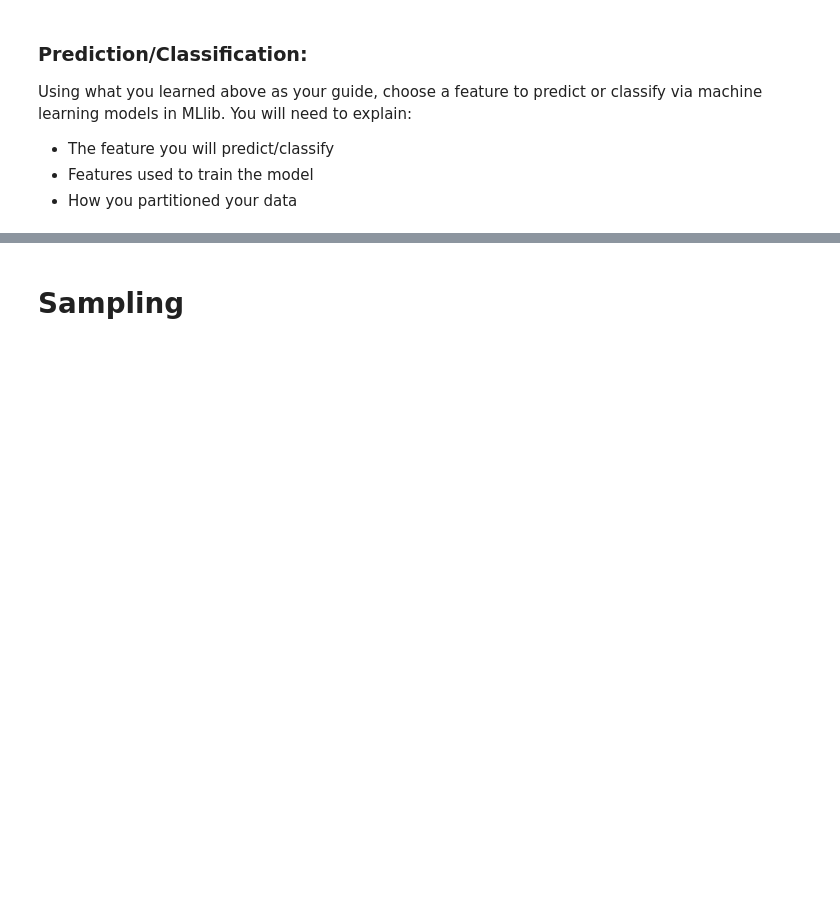
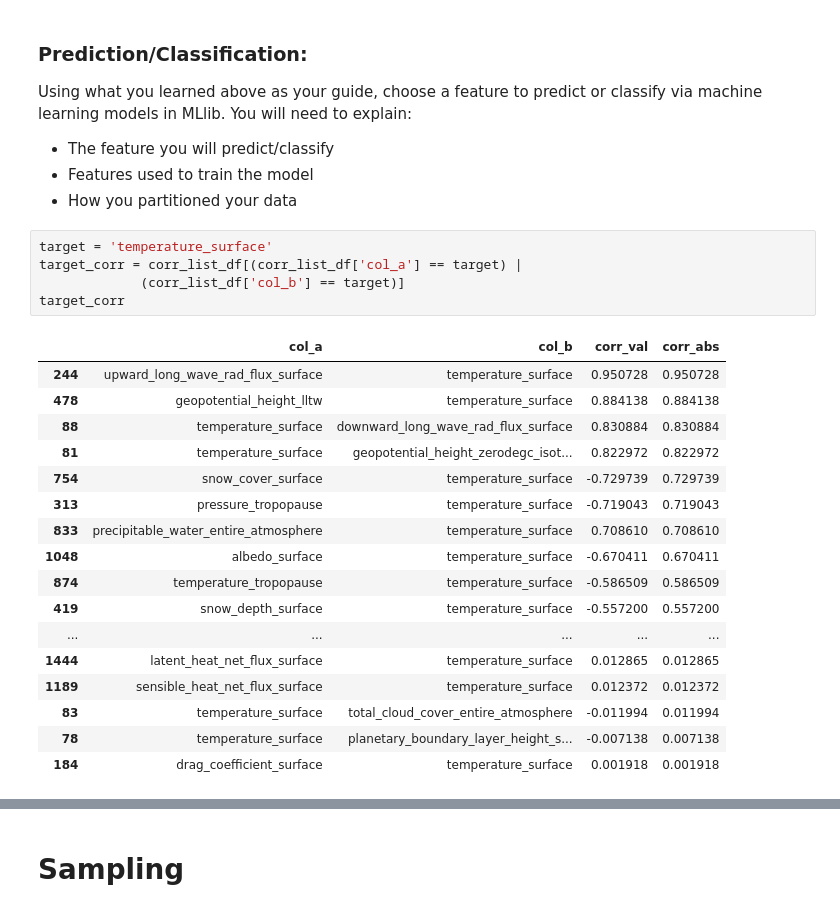
Before and after one commit to gordongli/reddit-spark-analysis, a Jupyter notebook: NAM.ipynb, the cells around one changed output, grey strips where cells are left out. Drawn from its saved outputs; the diff is of its cells as text; blank space fills up the shorter version.

```diff
--- a/NAM.ipynb
+++ b/NAM.ipynb
@@ -682,3 +720,26 @@ Using what you learned above as your guide, choose a feature to predict or class
 - The feature you will predict/classify
 - Features used to train the model
 - How you partitioned your data
+# %%
+target = 'temperature_surface'
+target_corr = corr_list_df[(corr_list_df['col_a'] == target) |
+             (corr_list_df['col_b'] == target)]
+target_corr
+# %% [output]
+|  | col_a | col_b | corr_val | corr_abs |
+| 244 | upward_long_wave_rad_flux_surface | temperature_surface | 0.950728 | 0.950728 |
+| 478 | geopotential_height_lltw | temperature_surface | 0.884138 | 0.884138 |
+| 88 | temperature_surface | downward_long_wave_rad_flux_surface | 0.830884 | 0.830884 |
+| 81 | temperature_surface | geopotential_height_zerodegc_isot... | 0.822972 | 0.822972 |
+| 754 | snow_cover_surface | temperature_surface | -0.729739 | 0.729739 |
+| 313 | pressure_tropopause | temperature_surface | -0.719043 | 0.719043 |
+| 833 | precipitable_water_entire_atmosphere | temperature_surface | 0.708610 | 0.708610 |
+| 1048 | albedo_surface | temperature_surface | -0.670411 | 0.670411 |
+| 874 | temperature_tropopause | temperature_surface | -0.586509 | 0.586509 |
+| 419 | snow_depth_surface | temperature_surface | -0.557200 | 0.557200 |
+| ... | ... | ... | ... | ... |
+| 1444 | latent_heat_net_flux_surface | temperature_surface | 0.012865 | 0.012865 |
+| 1189 | sensible_heat_net_flux_surface | temperature_surface | 0.012372 | 0.012372 |
+| 83 | temperature_surface | total_cloud_cover_entire_atmosphere | -0.011994 | 0.011994 |
+| 78 | temperature_surface | planetary_boundary_layer_height_s... | -0.007138 | 0.007138 |
+| 184 | drag_coefficient_surface | temperature_surface | 0.001918 | 0.001918 |
```
Also changed, not shown: parts of 18 cells of this notebook.
